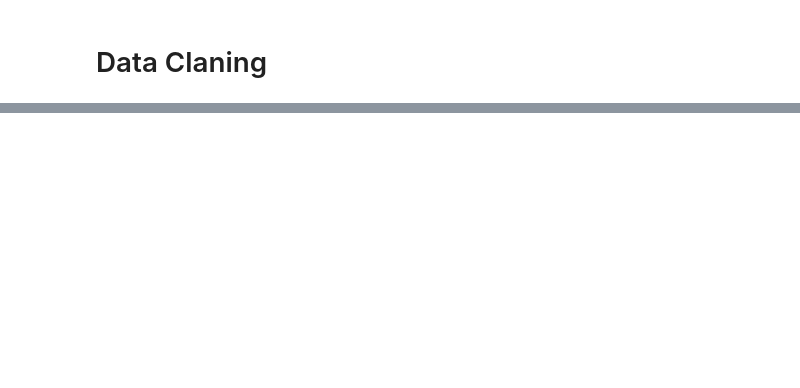
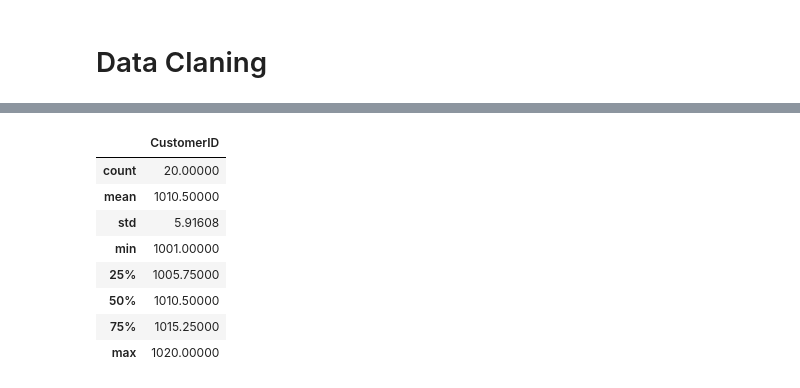
Before and after one commit to Suraj-kumar121K/PANDAS-CURSE, a Jupyter notebook: Script/Data_Claning.ipynb, the cells around one changed output, grey strips where cells are left out. Saved outputs shown, nothing was run; the diff lists cells and outputs as text; code cells hidden in the pictures; blank space fills up the shorter version.

```diff
--- a/Script/Data_Claning.ipynb
+++ b/Script/Data_Claning.ipynb
@@ -93,0 +94,12 @@ df
+# %%
+df.describe()
+# %% [output]
+|  | CustomerID |
+| count | 20.00000 |
+| mean | 1010.50000 |
+| std | 5.91608 |
+| min | 1001.00000 |
+| 25% | 1005.75000 |
+| 50% | 1010.50000 |
+| 75% | 1015.25000 |
+| max | 1020.00000 |
```
Also changed, not shown: parts of 22 cells of this notebook.
